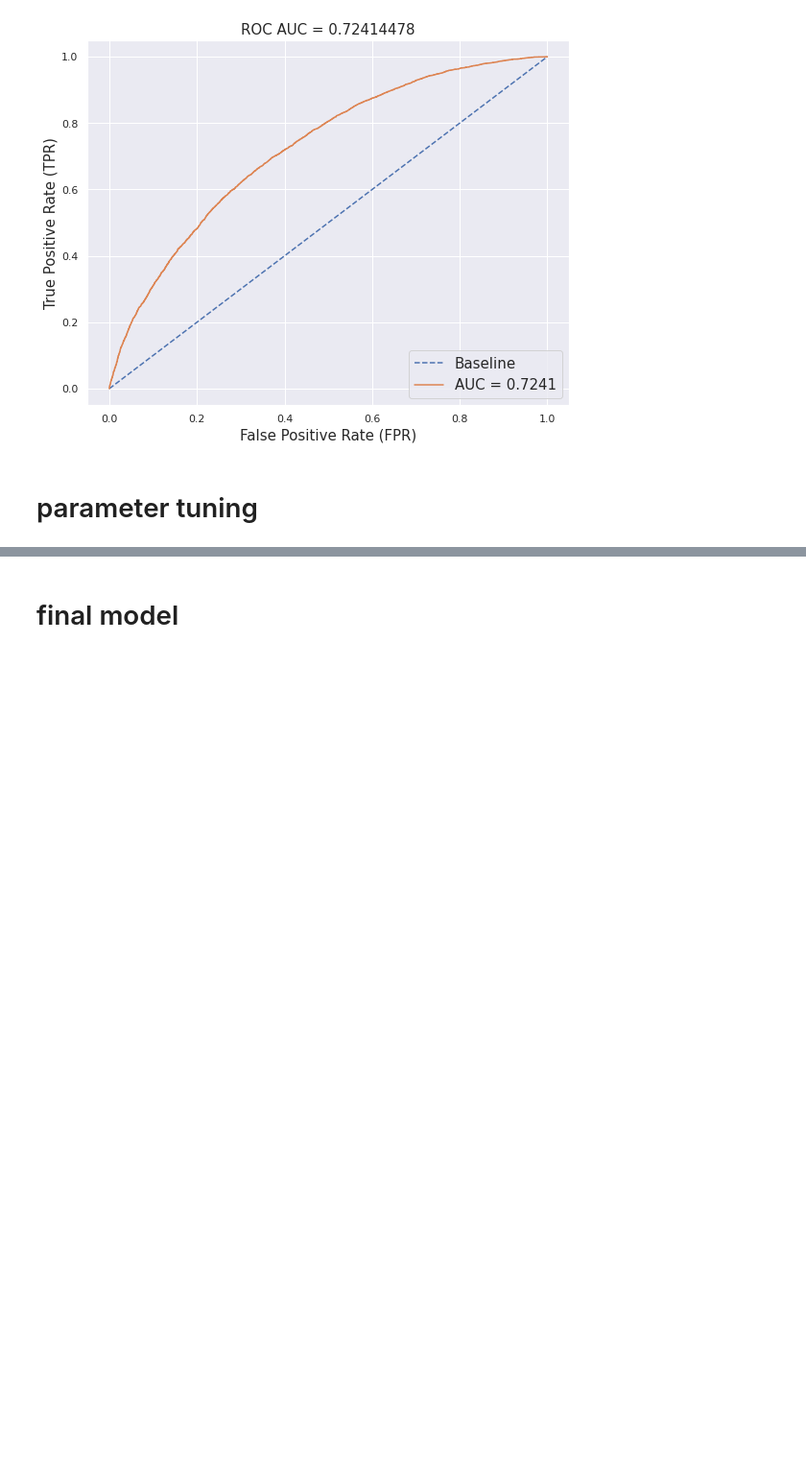
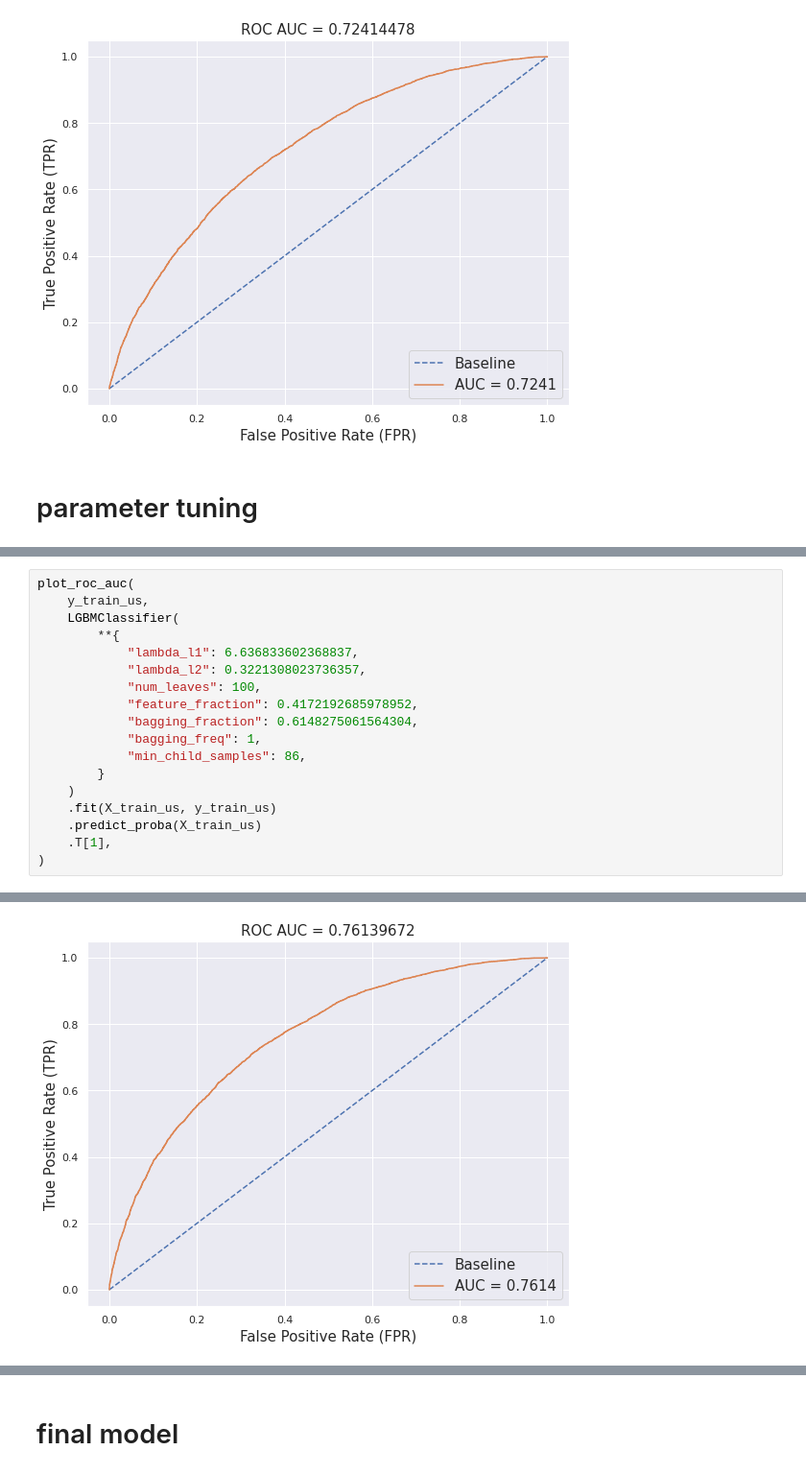
Before and after one commit to XelorR/sf_project_5, a Jupyter notebook: pp_baseline_short.ipynb, the cells around one changed output, grey strips where cells are left out. Shown at 96% size. Cells and saved outputs as stored; diff of their text form; blank space fills up the shorter version.

```diff
--- a/pp_baseline_short.ipynb
+++ b/pp_baseline_short.ipynb
@@ -199,0 +324,19 @@ plot_roc_auc(
+# %%
+plot_roc_auc(
+    y_train_us,
+    LGBMClassifier(
+        **{
+            "lambda_l1": 6.636833602368837,
+            "lambda_l2": 0.3221308023736357,
+            "num_leaves": 100,
+            "feature_fraction": 0.4172192685978952,
+            "bagging_fraction": 0.6148275061564304,
+            "bagging_freq": 1,
+            "min_child_samples": 86,
+        }
+    )
+    .fit(X_train_us, y_train_us)
+    .predict_proba(X_train_us)
+    .T[1],
+)
+# %% [output]
@@ -200,3 +348,4 @@ plot_roc_auc(
+[figure, added]
 # %%
 plot_roc_auc(
     y_train_us,
```
Also changed, not shown: parts of 8 cells of this notebook.
